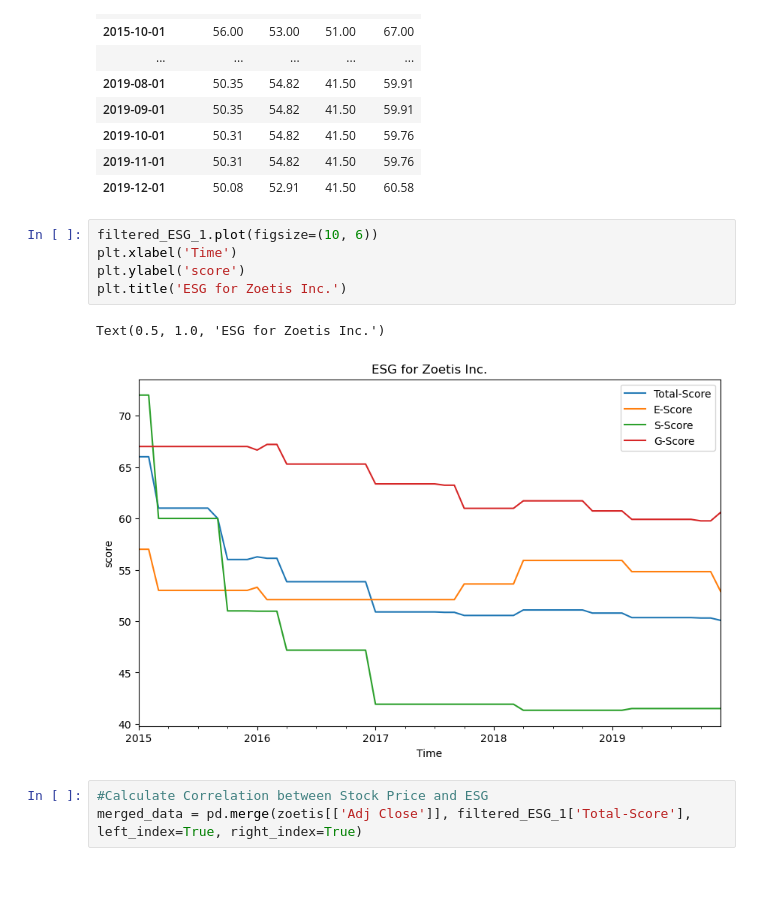
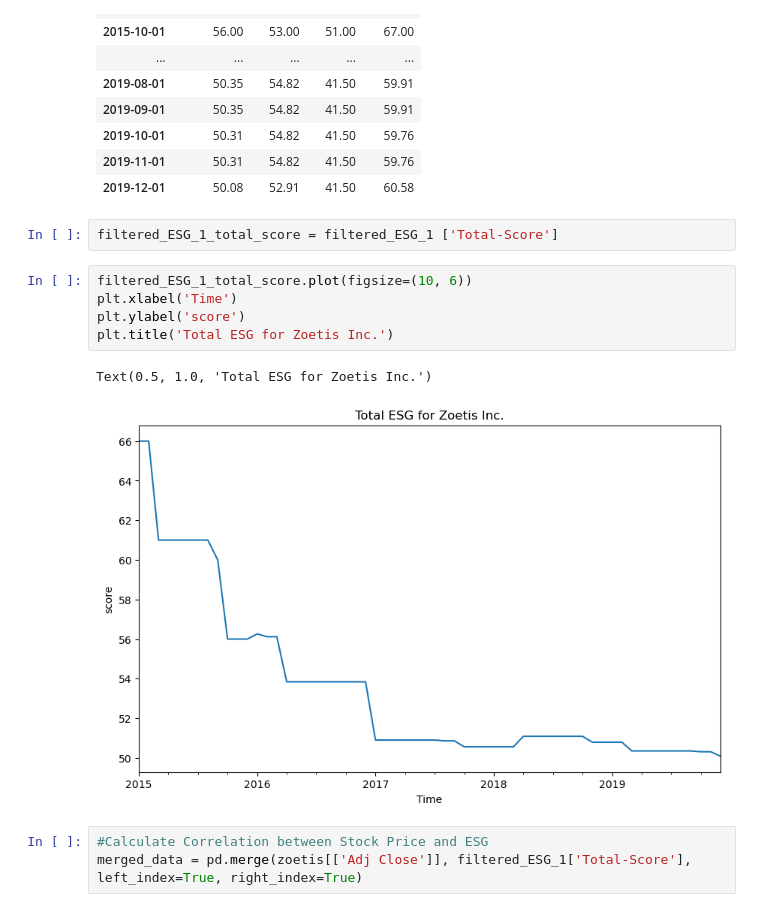
Before and after one commit to BowenZhang1212/IFTE0023-Mid_term-Exam, a Jupyter notebook: IFTE 0023 Exam.ipynb, the cells around one changed output. Cells and saved outputs as stored; diff of their text form; blank space fills up the shorter version.

```diff
--- a/IFTE 0023 Exam.ipynb
+++ b/IFTE 0023 Exam.ipynb
@@ -75,14 +75,16 @@ filtered_ESG_1
 | 2019-10-01 | 50.31 | 54.82 | 41.50 | 59.76 |
 | 2019-11-01 | 50.31 | 54.82 | 41.50 | 59.76 |
 | 2019-12-01 | 50.08 | 52.91 | 41.50 | 60.58 |
+# %%
+filtered_ESG_1_total_score = filtered_ESG_1 ['Total-Score']
 # %%
-filtered_ESG_1.plot(figsize=(10, 6))
+filtered_ESG_1_total_score.plot(figsize=(10, 6))
 plt.xlabel('Time')
 plt.ylabel('score')
-plt.title('ESG for Zoetis Inc.')
+plt.title('Total ESG for Zoetis Inc.')
 # %% [output]
-Text(0.5, 1.0, 'ESG for Zoetis Inc.')
+Text(0.5, 1.0, 'Total ESG for Zoetis Inc.')
-[figure, old version]
+[figure, new version]
 # %%
 #Calculate Correlation between Stock Price and ESG
 merged_data = pd.merge(zoetis[['Adj Close']], filtered_ESG_1['Total-Score'], left_index=True, right_index=True)
```
